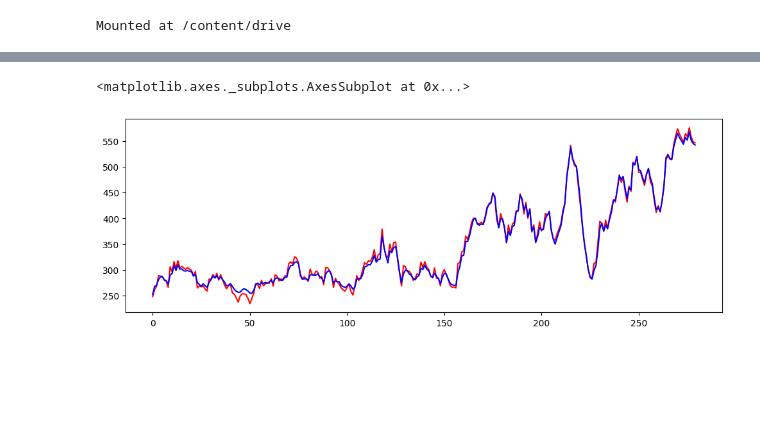
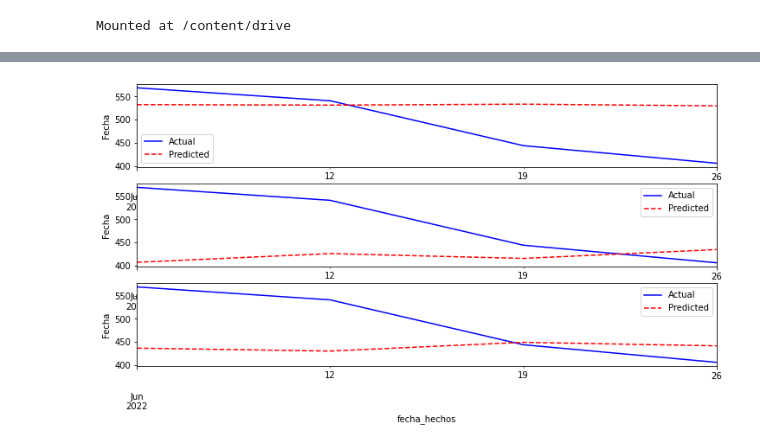
Before and after one commit to JoshiLeal/Metodos_de_DL_para_pronostico_de_series_de_tiempo_multivariadas, a Jupyter notebook: Notebooks/RNN.ipynb, the cells around one changed output, grey strips where cells are left out. Cells and saved outputs as stored; diff of their text form; code cells hidden in the pictures; blank space fills up the shorter version.

```diff
--- a/Notebooks/RNN.ipynb
+++ b/Notebooks/RNN.ipynb
@@ -415,2 +686,3 @@ for i in range(n_cudas):
 # %%
-X_train_dataloader, X_val_dataloader, X_test_dataloader,scaler = prepare_dataloaders("/content/drive/My Drive/Proyecto_CD/Datos/violencia_familiar.csv")
+train,val,test = week_databases("/content/drive/My Drive/Delitos_filtrados/violencia_familiar.csv")
+X_train_dataloader, X_val_dataloader, X_test_dataloader,scaler = prepare_dataloaders(train,val,test,bach_size,in_dim,out_dim)
@@ -470,8 +689,7 @@ fitted_series = pd.Series(y_pred)
-# %%
-# Forecast
-plt.figure(figsize=(12,4), dpi=100)
-fitted_series.plot(color='red')
-fitted_series_lstm.plot(color='blue')
-# %% [output]
-<matplotlib.axes._subplots.AxesSubplot at 0x...>
-[figure, removed]
+# %%
+rnn_net,lstm_net, gru_net = NN_train(X_train_dataloader, X_val_dataloader,bach_size,hidden,layers,
+                                     in_dim,out_dim,2,'cpu')
+
+Forecasting_delitos(rnn_net,lstm_net, gru_net,X_test_dataloader,test,scaler)
+# %% [output]
+[figure, added]
```
Also changed, not shown: parts of 79 cells of this notebook, 1 other file.
